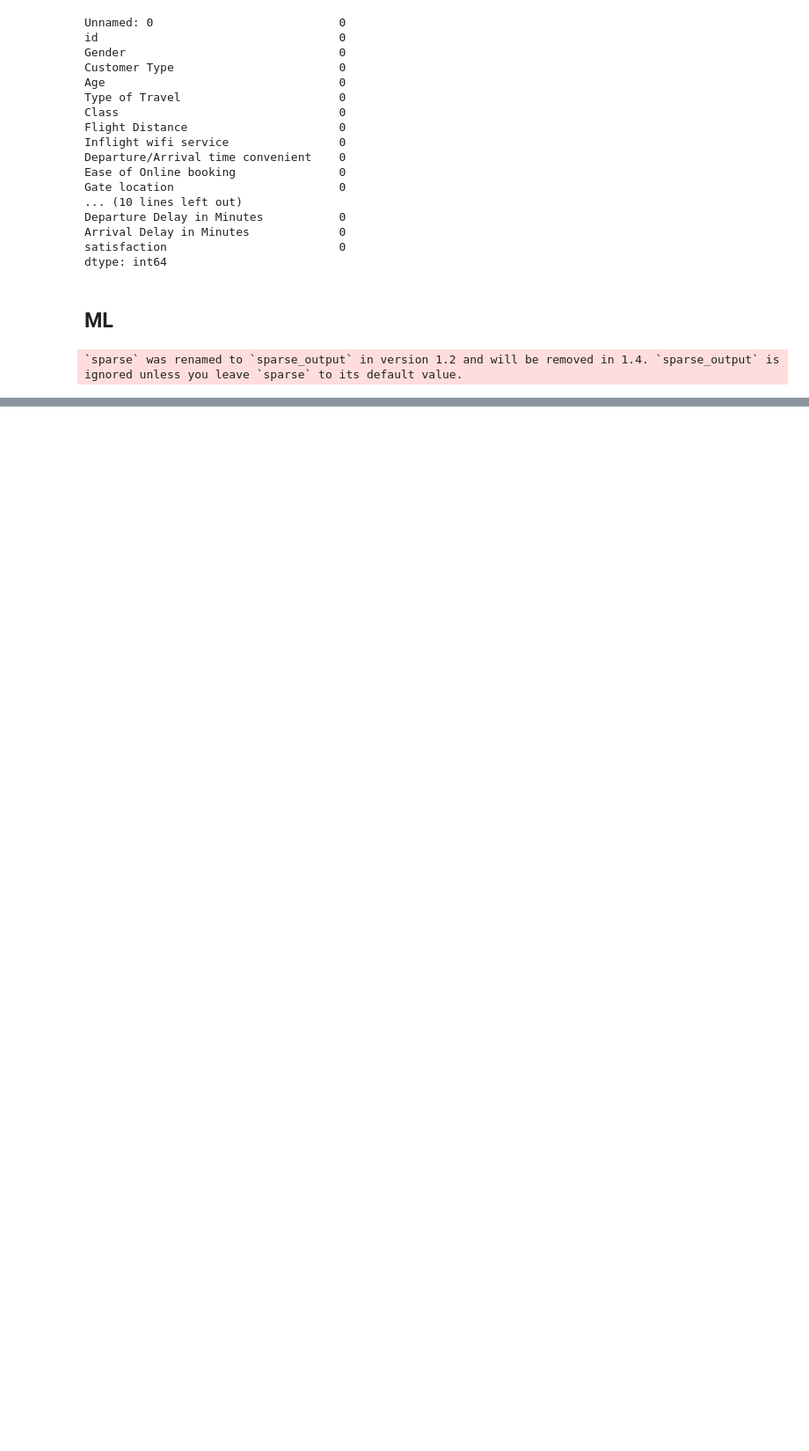
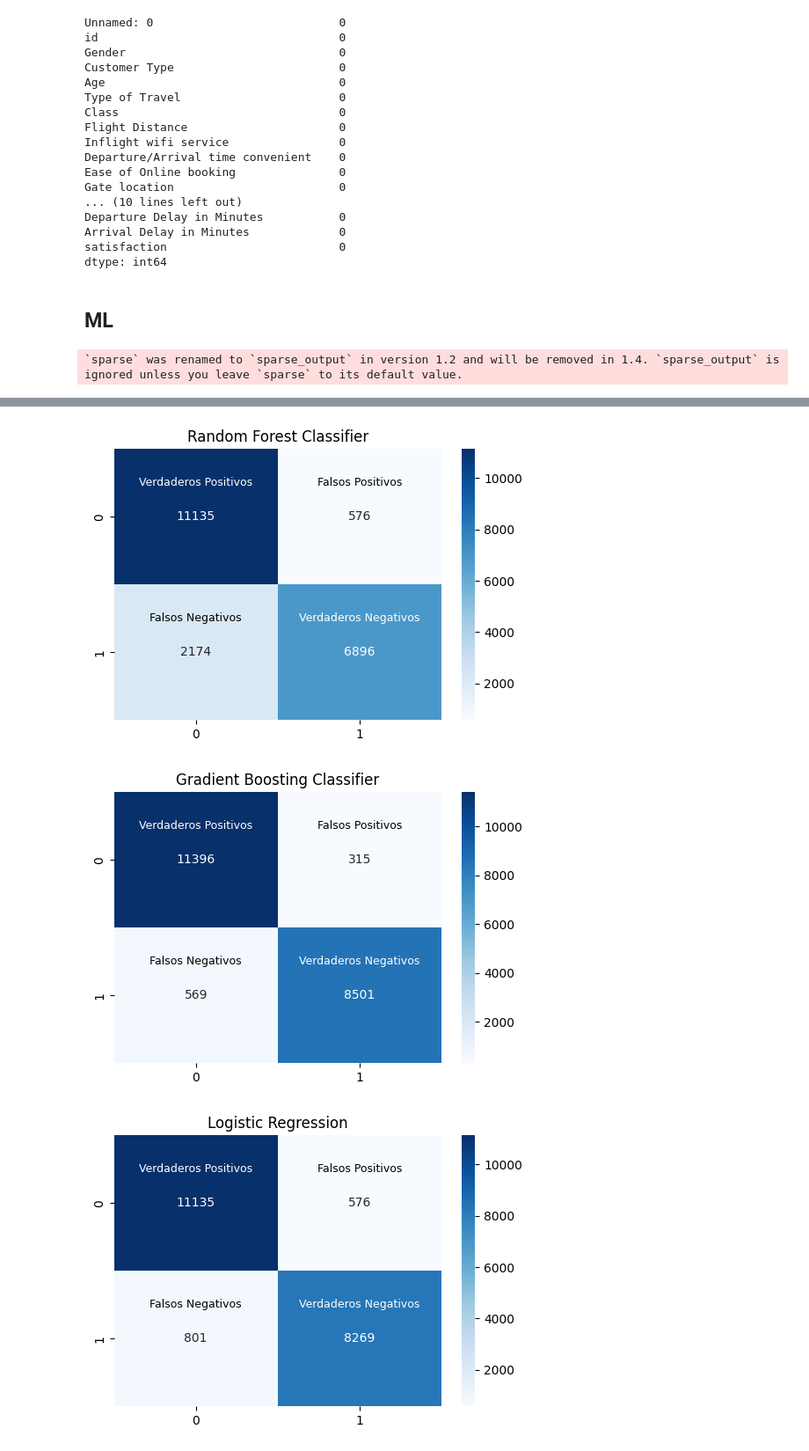
Before and after one commit to AI-School-F5-P2/Aerolinea_equipo_4, a Jupyter notebook: Notebook/testing.ipynb, the cells around one changed output, grey strips where cells are left out. Shown at 88% size. Saved outputs shown, nothing was run; the diff lists cells and outputs as text; code cells hidden in the pictures; blank space fills up the shorter version.

Commit message:
refactor: Change logic to train ML models, add more models, reduce overfitting

```diff
--- a/Notebook/testing.ipynb
+++ b/Notebook/testing.ipynb
@@ -479,6 +381,0 @@ Overfitting percentage:  5.4 %
-# %%
-conf_mx = confusion_matrix(y_test, y_pred)
-
-sns.heatmap(conf_mx, annot=True, fmt='4.0f', cmap='crest')
-plt.title('confusion matrix', size=12)
-conf_mx
@@ -488,0 +459,3 @@ array([[11444,   267],
+# %%
+df_metrics = train_and_evaluate_models(df, features, labels)
+df_metrics
@@ -488,0 +504,16 @@ array([[11444,   267],
+# %%
+data = []
+
+for i in range(len(df_metrics['Model Scores'])):
+    model_name = df_metrics['Model'][i]
+    model_scores = df_metrics['Model Scores'][i]
+    fold_scores = {'Model': model_name}
+
+    for j in range(len(model_scores)):
+        fold_scores[f'Fold {j}'] = model_scores[j]
+    fold_scores['Mean'] = np.mean(model_scores)
+
+    data.append(fold_scores)
+
+metrics_df = pd.DataFrame(data)
+metrics_df
@@ -488,0 +528,20 @@ array([[11444,   267],
+# %%
+for i in range(len(df_metrics['Confusion Matrix'])):
+    plt.figure(figsize=(6, 4))
+    confusion_matrix = df_metrics['Confusion Matrix'][i]
+
+    sns.heatmap(confusion_matrix, annot=True, fmt='g', cmap='Blues')
+
+    # Agregar etiquetas a los cuadrantes
+    plt.text(0.5, 0.25, "Verdaderos Positivos", ha='center', va='center', fontsize=9, color='white')
+    plt.text(0.5, 1.25, "Falsos Negativos", ha='center', va='center', fontsize=9, color='black')
+    plt.text(1.5, 0.25, "Falsos Positivos", ha='center', va='center', fontsize=9, color='black')
+    plt.text(1.5, 1.25, "Verdaderos Negativos", ha='center', va='center', fontsize=9, color='white')
+
+    plt.title(df_metrics['Model'][i])
+
+    plt.show()
+# %% [output]
+[figure, added]
+[figure, added]
+[figure, added]
```
Also changed, not shown: parts of 9 cells of this notebook.
